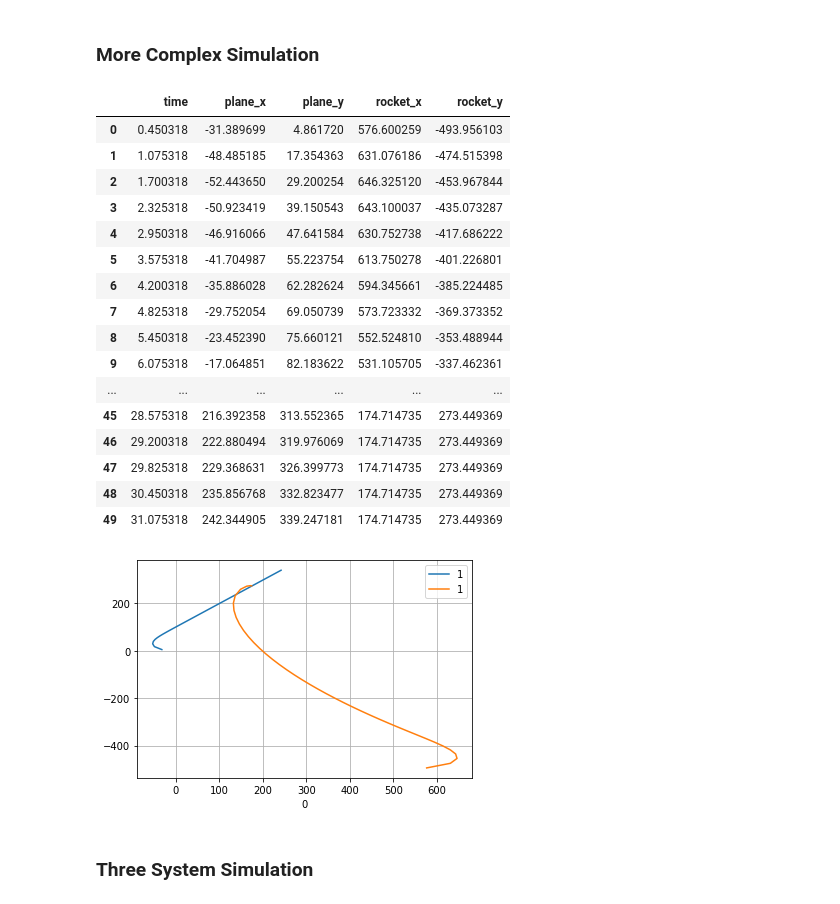
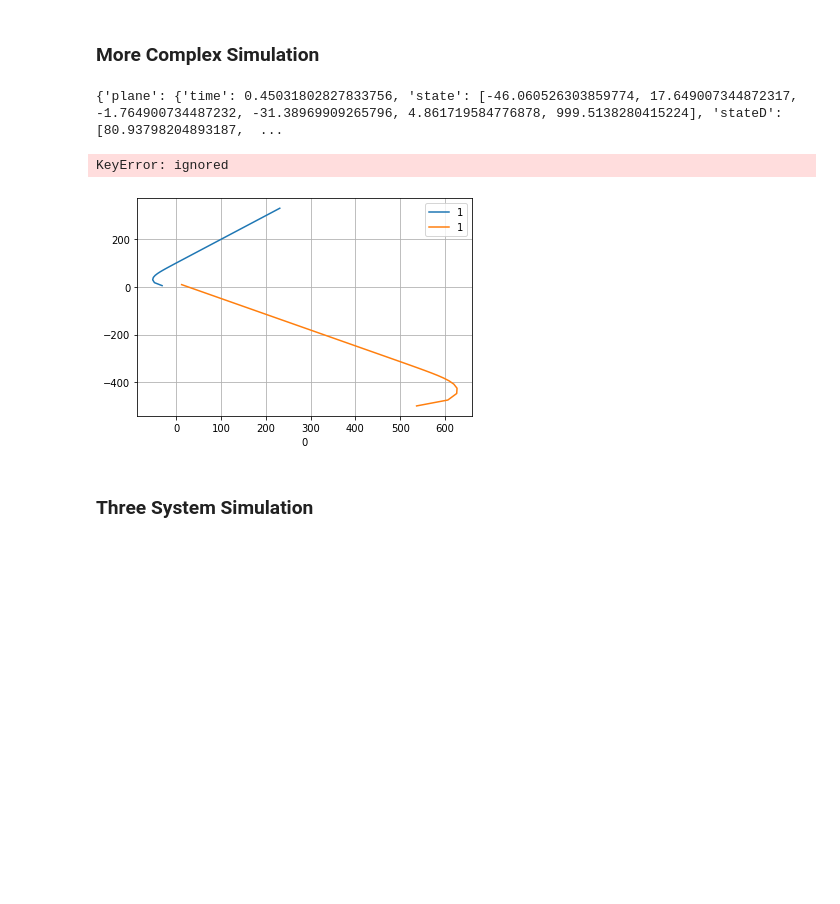
Before and after one commit to hrbolek/learning, a Jupyter notebook: operanalyst/simulation.ipynb, the cells around one changed output. Cells and saved outputs as stored; diff of their text form; code cells hidden in the pictures; blank space fills up the shorter version.

```diff
--- a/operanalyst/simulation.ipynb
+++ b/operanalyst/simulation.ipynb
@@ -136,15 +136,15 @@ plt.grid(which='both')
 ### Prepare and Simulate
 # %%
 def prepareSimulation(systemList, t0 = 0.0, t_bound = 10, max_step = 0.0625):
-  #print('prepareSimulation', len(systemList))
   for system in systemList:
     system['solver'] = compute(system['model'], system['state0'], t0 = t0, t_bound = t_bound, max_step = max_step)
+    system['finished'] = False
     system['state'] = next(system['solver'])#system['state0']
-    #print(system, len(systemList))
 
 def simulate(systemList):
   for system in systemList:
-    system['state'] = next(system['solver'])
+    if system['finished'] == False:
+      system['state'] = next(system['solver'])
 # %% [markdown]
 ### Nearly Infinite Simulation
 # %%
@@ -154,7 +154,7 @@ def simulateInf(systemList, count = -1):
     simulate(systemList)
     partialResult = {}
     for system in systemList:
-      partialResult[system['name']] = system['state']
+      partialResult[system['name']] = {**system}
     yield partialResult
     cc = cc - 1
     if cc == 0:
@@ -209,8 +212,8 @@ plotData(simResults)
 # %% [markdown]
 ### More Complex Simulation
 # %%
-def createPlaneModel():
-  def planeModel(time, state, input):
+def createPlaneModel(input):
+  def planeModel(time, state):
     currentInput = input()
 
     currentVelocity = np.array([state[0], state[1], state[2]])
@@ -229,14 +232,14 @@ def createPlaneModel():
     return result
   return planeModel
 
-def createRocketModel():
-  locData = {'hitted': False}
-  def rocketModel(time, state, input):
-    if locData['hitted']:
+def createRocketModel(rocketSystem, systemToDestroy):
+  localData = {'rocket': rocketSystem, 'target': systemToDestroy}
+  def rocketModel(time, state):
+    if localData['rocket']()['finished']:
       return [0, 0, 0, 0, 0, 0]
 
-    currentInput = input()
-
+    currentInput = localData['target']()['state']['state']
+    #print('currentInput', currentInput)
     currentVelocity = np.array([state[0], state[1], state[2]])
     currentVelocityAbs = np.linalg.norm(currentVelocity) # abs of vector
 
@@ -247,10 +250,10 @@ def createRocketModel():
     wantedVelocityAbs = np.linalg.norm(wantedVelocity) # abs of vector
 
     if wantedVelocityAbs < 1e0:
-      locData['hitted'] = True
+      localData['rocket']()['finished'] = True
+      localData['target']()['finished'] = True
 
     wantedVelocity = wantedVelocity * currentVelocityAbs / wantedVelocityAbs
-
     neededAcceleration = wantedVelocity - currentVelocity
 
     result = [*neededAcceleration, *currentVelocity]
@@ -269,51 +267,42 @@ def createModelWithDestination(destination, stateFunctionEx = createPlaneModel()
 # %%
+simulatedObjects = []
 planeTarget = createFixedTarget(10000, 10000, 0)
-plane = createModelWithDestination(planeTarget, createPlaneModel())
-rocketTarget = lambda : simulatedObjects[0]['state']['state'][3:] #[10000, 10000, 0]#simulatedObjects[1]['state']['state'][3:] #
-rocket = createModelWithDestination(rocketTarget, createRocketModel())
+plane = createPlaneModel(planeTarget)
+rocket = createRocketModel(
+    rocketSystem = lambda : simulatedObjects[1],
+    systemToDestroy = lambda : simulatedObjects[0])
+
 simulatedObjects = [
   {'state0': [-100, 0, 0, 0, 0, 1000], 'model': plane, 'name': 'plane'},
   {'state0': [250, 0, 0, 500, -500, 0], 'model': rocket, 'name': 'rocket'},
   ]
 
 prepareSimulation(simulatedObjects, t0 = 0.0, t_bound = 1000, max_step = 0.0625)
-simResults = list(dilute(simulateInf(simulatedObjects, 500), 10))
+simResults = list(dilute(simulateInf(simulatedObjects, 1000), 10))
 planeSimResults = list(justTwoFromResults(simResults, 'plane', x = 3, y = 4))
 rocketSimResults = list(justTwoFromResults(simResults, 'rocket', x = 3, y = 4))
 #displayData(simResults)
 ax = plotData(planeSimResults)
 ax = plotData(rocketSimResults, ax = ax)
 plt.grid(which='both')
 
+print(simResults[0])
 ids = [
   {'name': 'time', 'selector': lambda item: item['plane']['time']},
   {'name': 'plane_x', 'selector': lambda item: item['plane']['state'][3]},
   {'name': 'plane_y', 'selector': lambda item: item['plane']['state'][4]},
+  {'name': 'plane_f', 'selector': lambda item: item['plane']['finished']},
   {'name': 'rocket_x', 'selector': lambda item: item['rocket']['state'][3]},
   {'name': 'rocket_y', 'selector': lambda item: item['rocket']['state'][4]},
+  {'name': 'rocket_f', 'selector': lambda item: item['rocket']['finished']},
   ]
 
 reData = rearangeResults(simResults, ids)
 displayData(reData)
 # %% [output]
-|  | time | plane_x | plane_y | rocket_x | rocket_y |
-| 0 | 0.450318 | -31.389699 | 4.861720 | 576.600259 | -493.956103 |
-| 1 | 1.075318 | -48.485185 | 17.354363 | 631.076186 | -474.515398 |
-| 2 | 1.700318 | -52.443650 | 29.200254 | 646.325120 | -453.967844 |
-| 3 | 2.325318 | -50.923419 | 39.150543 | 643.100037 | -435.073287 |
-| 4 | 2.950318 | -46.916066 | 47.641584 | 630.752738 | -417.686222 |
-| 5 | 3.575318 | -41.704987 | 55.223754 | 613.750278 | -401.226801 |
-| 6 | 4.200318 | -35.886028 | 62.282624 | 594.345661 | -385.224485 |
-| 7 | 4.825318 | -29.752054 | 69.050739 | 573.723332 | -369.373352 |
-| 8 | 5.450318 | -23.452390 | 75.660121 | 552.524810 | -353.488944 |
-| 9 | 6.075318 | -17.064851 | 82.183622 | 531.105705 | -337.462361 |
-| ... | ... | ... | ... | ... | ... |
-| 45 | 28.575318 | 216.392358 | 313.552365 | 174.714735 | 273.449369 |
-| 46 | 29.200318 | 222.880494 | 319.976069 | 174.714735 | 273.449369 |
-| 47 | 29.825318 | 229.368631 | 326.399773 | 174.714735 | 273.449369 |
-| 48 | 30.450318 | 235.856768 | 332.823477 | 174.714735 | 273.449369 |
-| 49 | 31.075318 | 242.344905 | 339.247181 | 174.714735 | 273.449369 |
+{'plane': {'time': 0.45031802827833756, 'state': [-46.060526303859774, 17.649007344872317, -1.764900734487232, -31.38969909265796, 4.861719584776878, 999.5138280415224], 'stateD': [80.93798204893187,  ...
+KeyError: ignored
-[figure, old version]
+[figure, new version]
 # %% [markdown]
 ### Three System Simulation
 # %%
```
Also changed, not shown: parts of 2 cells of this notebook.
